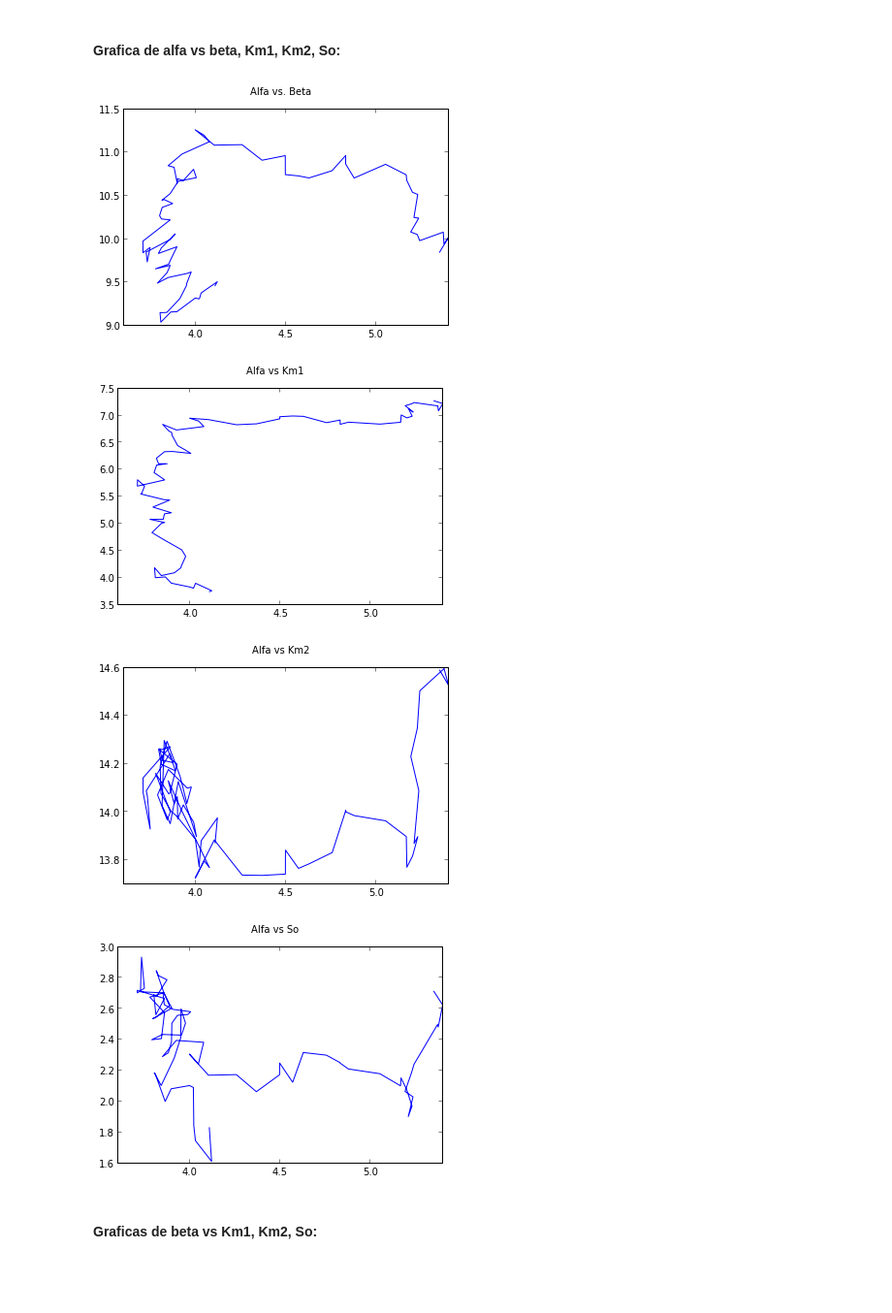
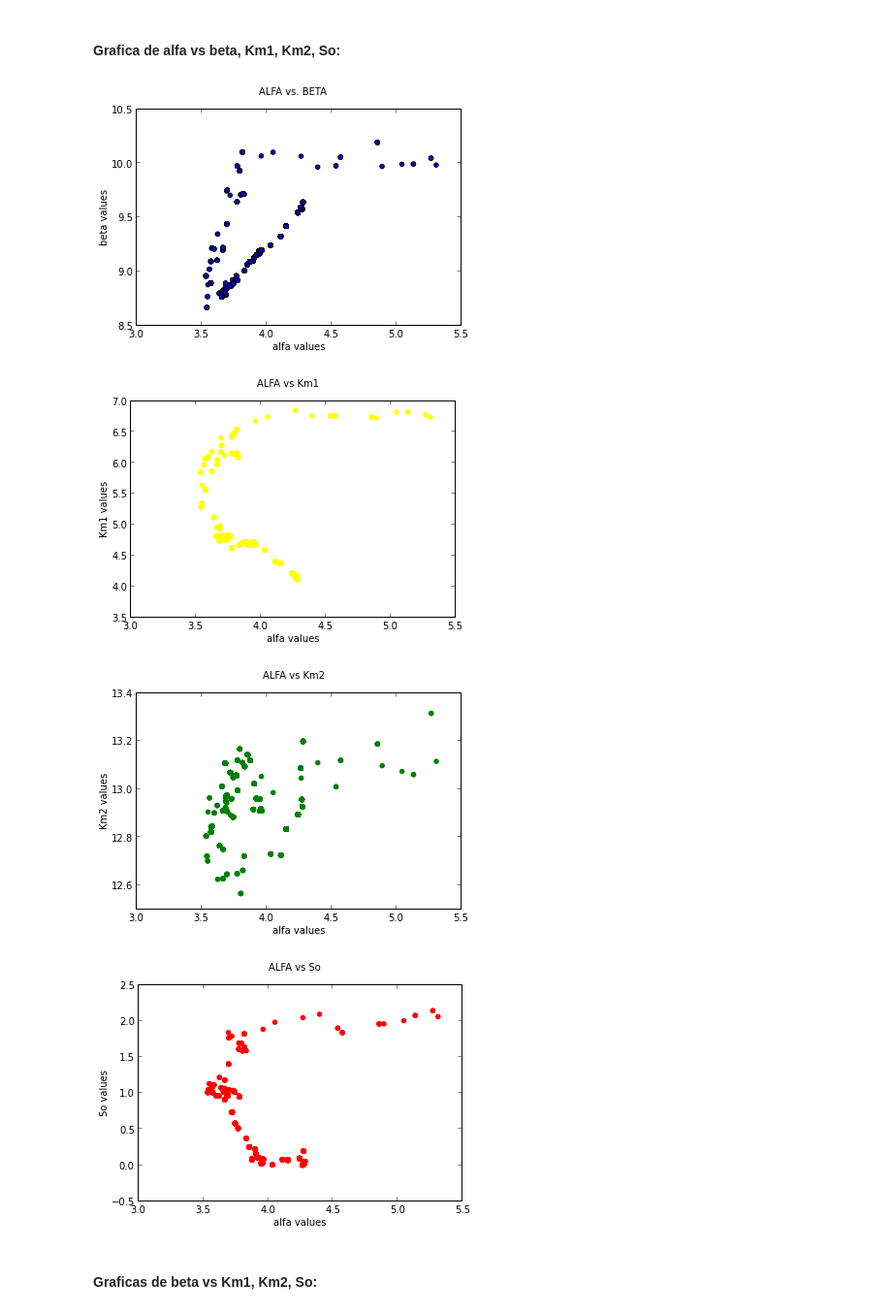
Before and after one commit to nana0220/Tarea_8, a Jupyter notebook: Tarea8.ipynb, the cells around one changed output. Shown at 97% size. Cells and saved outputs as stored; diff of their text form; code cells hidden in the pictures; blank space fills up the shorter version.

```diff
--- a/Tarea8.ipynb
+++ b/Tarea8.ipynb
@@ -114,7 +114,7 @@ def filtrar(p_init,time_obs,t,n1):
     return p_init_fil
 # %%
 #Algorithm
-n_iteraciones=1000
+n_iteraciones=5000
 n_points=((30-5)*100)+1
 t=linspace(5,30,n_points)
 CHI=empty(0)
@@ -202,33 +207,41 @@ print chimin
 # %%
 plt.ion()
 plt.figure('1')
 plt.rc('lines', linewidth = 1)
 plt.rc('font', size = 10)
-plt.suptitle('Alfa vs. Beta')
-plt.plot(alfa_walk,beta_walk)
+plt.suptitle('ALFA vs. BETA')
+plt.scatter(alfa_walk,beta_walk)
+plt.xlabel('alfa values')
+plt.ylabel('beta values')
 plt.legend(loc=2)
 
 
 plt.figure('2')
-plt.suptitle('Alfa vs Km1')
-plt.plot(alfa_walk,Km1_walk)
+plt.suptitle('ALFA vs Km1')
+plt.scatter(alfa_walk,Km1_walk,color='yellow')
+plt.xlabel('alfa values')
+plt.ylabel('Km1 values')
 plt.legend(loc=2)
 
 plt.figure('3')
-plt.suptitle('Alfa vs Km2')
-plt.plot(alfa_walk,Km2_walk)
+plt.suptitle('ALFA vs Km2')
+plt.scatter(alfa_walk,Km2_walk, color='green')
+plt.xlabel('alfa values')
+plt.ylabel('Km2 values')
 plt.legend(loc=2)
 
 
 plt.figure('4')
-plt.suptitle('Alfa vs So')
-plt.plot(alfa_walk,So_walk)
+plt.suptitle('ALFA vs So')
+plt.scatter(alfa_walk,So_walk,color='red')
+plt.xlabel('alfa values')
+plt.ylabel('So values')
 plt.legend(loc=2)
 # %% [output]
-[figure, old version]
+[figure, new version]
-[figure, old version]
+[figure, new version]
-[figure, old version]
+[figure, new version]
-[figure, old version]
+[figure, new version]
 # %% [markdown]
 #### Graficas de beta vs Km1, Km2, So:
 # %%
```
Also changed, not shown: parts of 8 cells of this notebook.
